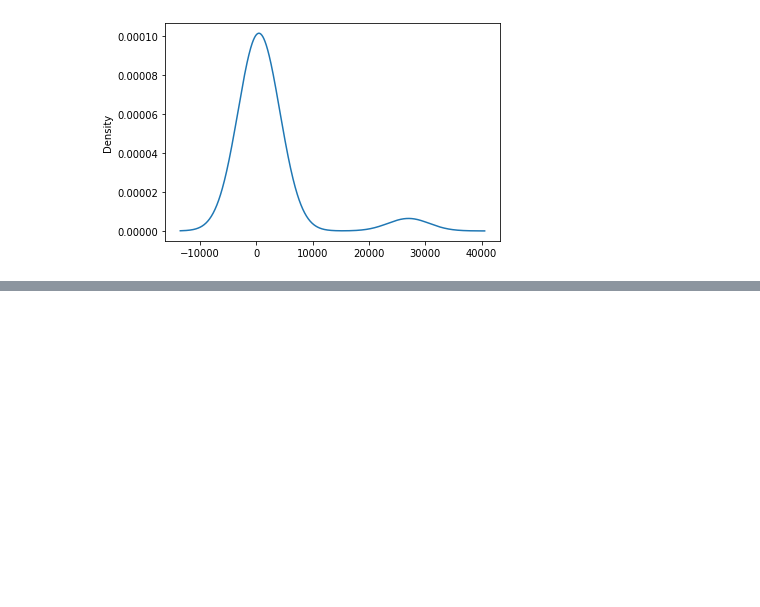
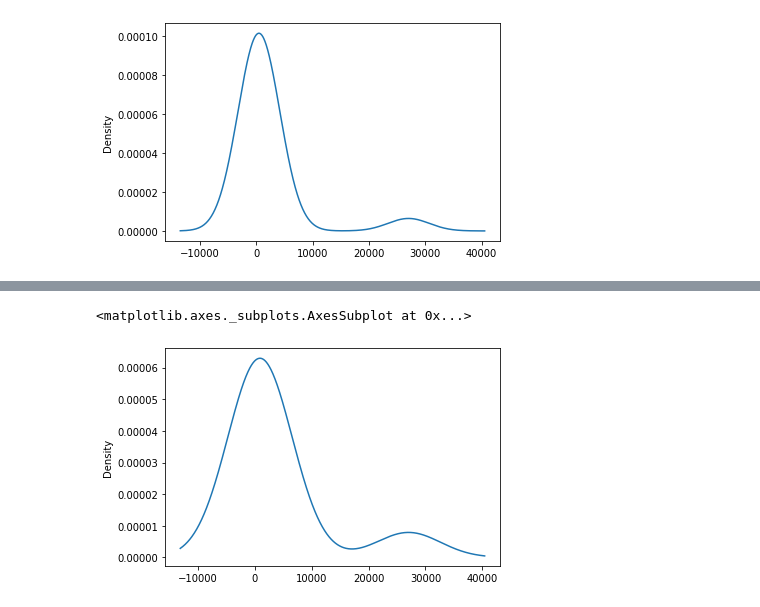
Before and after one commit to shumeiberk/Neural_Network, a Jupyter notebook: AlphabetSoupChallenge.ipynb, the cells around one changed output, grey strips where cells are left out. Cells and saved outputs as stored; diff of their text form; code cells hidden in the pictures; blank space fills up the shorter version.

```diff
--- a/AlphabetSoupChallenge.ipynb
+++ b/AlphabetSoupChallenge.ipynb
@@ -127,3 +141,10 @@ application_type_counts.plot.density()
 # %% [output]
 <matplotlib.axes._subplots.AxesSubplot at 0x...>
 [figure]
+# %%
+# Application has too many bins need to scale down since majority are in T3, group
+# everyone less than 500 to decrease bins
+replace_app_types = list(application_type_counts[application_type_counts < 500].index)
+
+for app_type in decrease_app_types:
+    charity_df.APPLICATION_TYPE = charity_df.APPLICATION_TYPE.replace(app_type,"Other")
@@ -129,0 +182,8 @@ application_type_counts.plot.density()
+# %%
+classification_counts = charity_df.APPLICATION_TYPE.value_counts()
+# %%
+# Visualize the value counts - density plot
+classification_counts.plot.density()
+# %% [output]
+<matplotlib.axes._subplots.AxesSubplot at 0x...>
+[figure, added]
```
Also changed, not shown: parts of 24 cells of this notebook, 8 other files.
